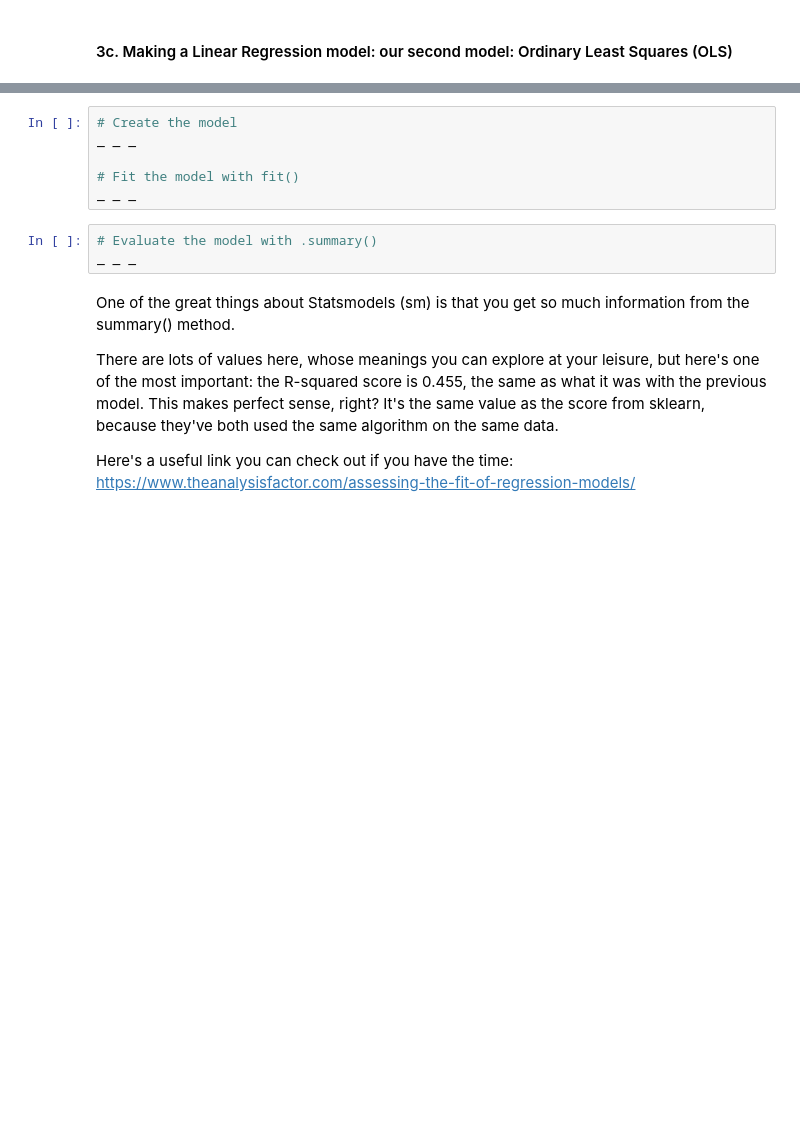
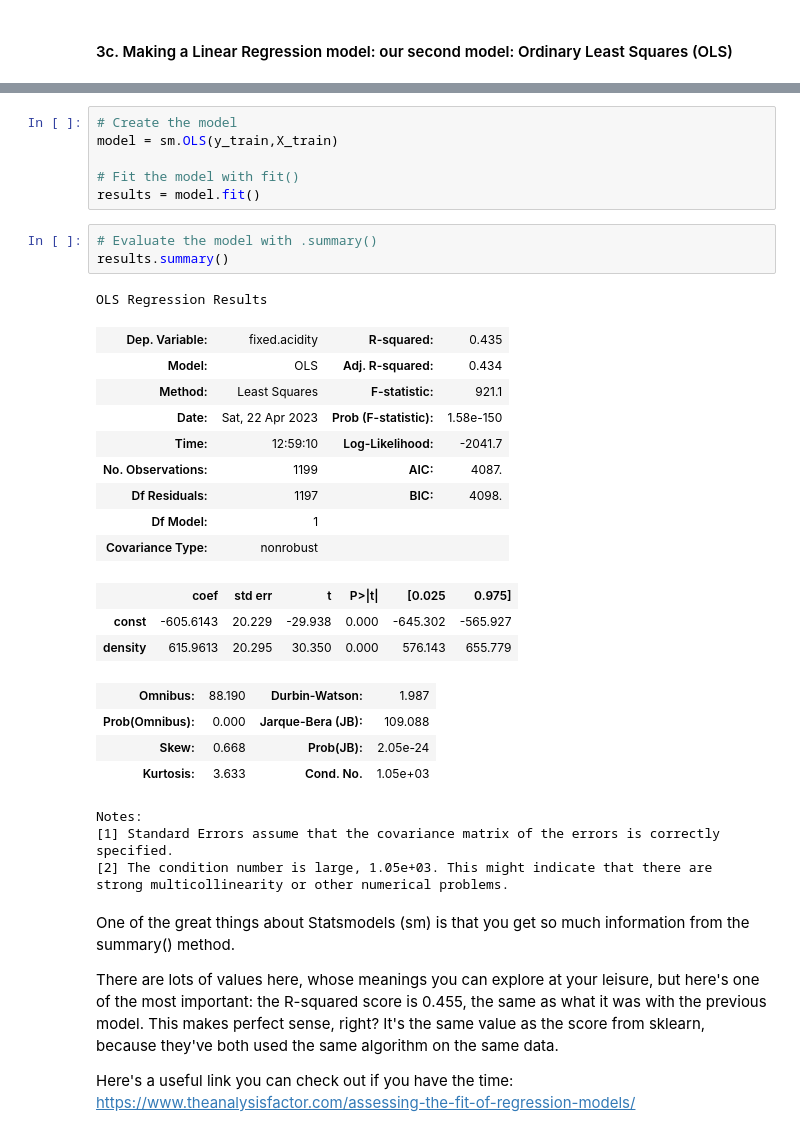
Before and after one commit to MsEM11/Linear_Regression_Case_Study, a Jupyter notebook: Springboard Regression Case Study - the Red Wine Dataset - Tier 3.ipynb, the cells around one changed output, grey strips where cells are left out. Drawn from its saved outputs; the diff is of its cells as text; blank space fills up the shorter version.

```diff
--- a/Springboard Regression Case Study - the Red Wine Dataset - Tier 3.ipynb
+++ b/Springboard Regression Case Study - the Red Wine Dataset - Tier 3.ipynb
@@ -323,12 +333,34 @@ _ _ _
 # %%
 # Create the model
-_ _ _
+model = sm.OLS(y_train,X_train)
 
 # Fit the model with fit()
-_ _ _
+results = model.fit()
 # %%
 # Evaluate the model with .summary()
-_ _ _
+results.summary()
+# %% [output]
+OLS Regression Results
+| Dep. Variable: | fixed.acidity | R-squared: | 0.435 |
+| Model: | OLS | Adj. R-squared: | 0.434 |
+| Method: | Least Squares | F-statistic: | 921.1 |
+| Date: | Sat, 22 Apr 2023 | Prob (F-statistic): | 1.58e-150 |
+| Time: | 12:59:10 | Log-Likelihood: | -2041.7 |
+| No. Observations: | 1199 | AIC: | 4087. |
+| Df Residuals: | 1197 | BIC: | 4098. |
+| Df Model: | 1 |  |  |
+| Covariance Type: | nonrobust |  |  |
+|  | coef | std err | t | P>|t| | [0.025 | 0.975] |
+| const | -605.6143 | 20.229 | -29.938 | 0.000 | -645.302 | -565.927 |
+| density | 615.9613 | 20.295 | 30.350 | 0.000 | 576.143 | 655.779 |
+| Omnibus: | 88.190 | Durbin-Watson: | 1.987 |
+| Prob(Omnibus): | 0.000 | Jarque-Bera (JB): | 109.088 |
+| Skew: | 0.668 | Prob(JB): | 2.05e-24 |
+| Kurtosis: | 3.633 | Cond. No. | 1.05e+03 |
+Notes:
+[1] Standard Errors assume that the covariance matrix of the errors is correctly specified.
+[2] The condition number is large, 1.05e+03. This might indicate that there are
+strong multicollinearity or other numerical problems.
 # %% [markdown]
 One of the great things about Statsmodels (sm) is that you get so much information from the summary() method.
 
```
Also changed, not shown: parts of 10 cells of this notebook.
